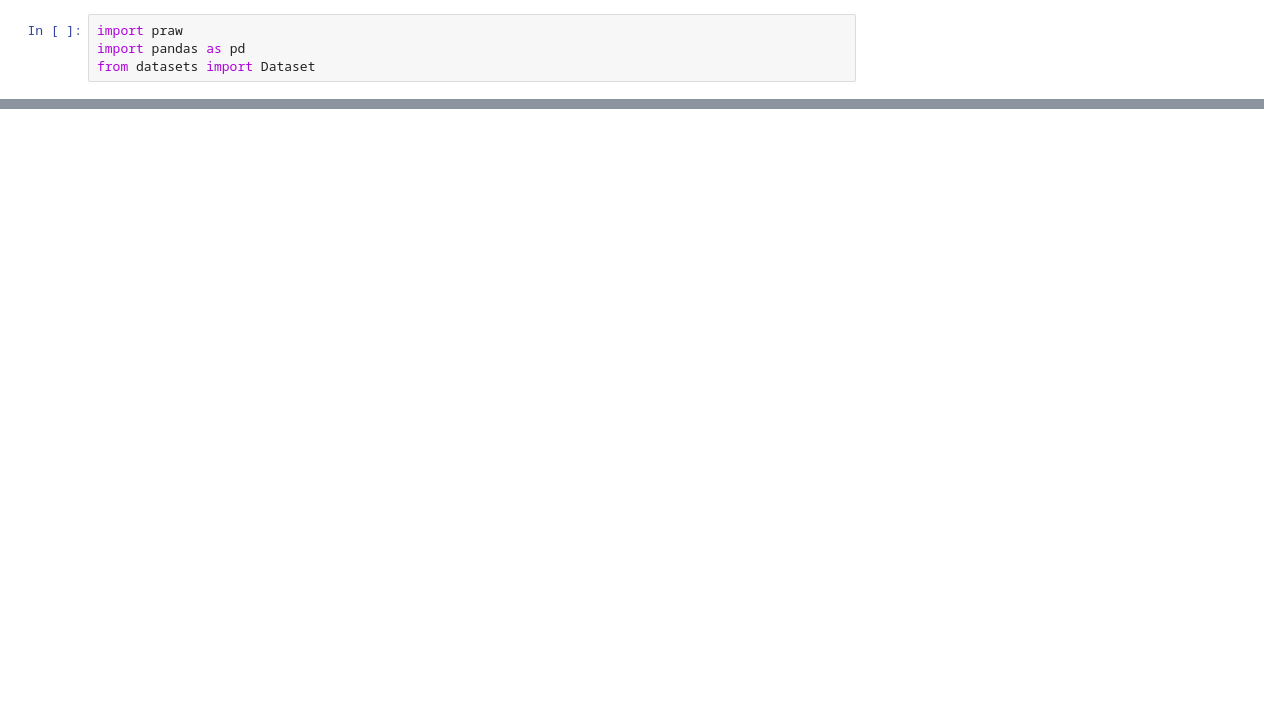
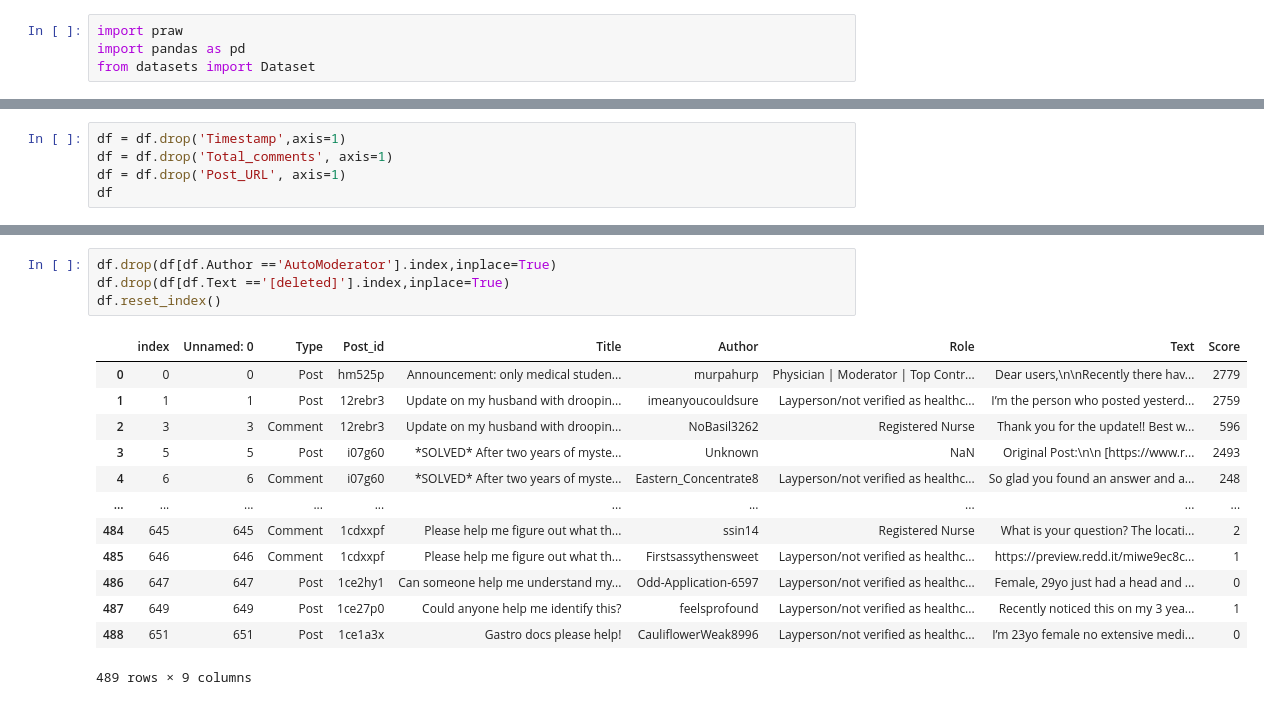
Before and after one commit to ksushrut/LLMProject, a Jupyter notebook: llm.ipynb, the cells around one changed output, grey strips where cells are left out. Cells and saved outputs as stored; diff of their text form; blank space fills up the shorter version.

```diff
--- a/llm.ipynb
+++ b/llm.ipynb
@@ -79,0 +150,5 @@ df
+# %%
+df = df.drop('Timestamp',axis=1)
+df = df.drop('Total_comments', axis=1)
+df = df.drop('Post_URL', axis=1)
+df
@@ -79,0 +169,18 @@ df
+# %%
+df.drop(df[df.Author =='AutoModerator'].index,inplace=True)
+df.drop(df[df.Text =='[deleted]'].index,inplace=True)
+df.reset_index()
+# %% [output]
+|  | index | Unnamed: 0 | Type | Post_id | Title | Author | Role | Text | Score |
+| 0 | 0 | 0 | Post | hm525p | Announcement: only medical studen... | murpahurp | Physician | Moderator | Top Contr... | Dear users,\n\nRecently there hav... | 2779 |
+| 1 | 1 | 1 | Post | 12rebr3 | Update on my husband with droopin... | imeanyoucouldsure | Layperson/not verified as healthc... | I’m the person who posted yesterd... | 2759 |
+| 2 | 3 | 3 | Comment | 12rebr3 | Update on my husband with droopin... | NoBasil3262 | Registered Nurse | Thank you for the update!! Best w... | 596 |
+| 3 | 5 | 5 | Post | i07g60 | *SOLVED* After two years of myste... | Unknown | NaN | Original Post:\n\n [https://www.r... | 2493 |
+| 4 | 6 | 6 | Comment | i07g60 | *SOLVED* After two years of myste... | Eastern_Concentrate8 | Layperson/not verified as healthc... | So glad you found an answer and a... | 248 |
+| ... | ... | ... | ... | ... | ... | ... | ... | ... | ... |
+| 484 | 645 | 645 | Comment | 1cdxxpf | Please help me figure out what th... | ssin14 | Registered Nurse | What is your question? The locati... | 2 |
+| 485 | 646 | 646 | Comment | 1cdxxpf | Please help me figure out what th... | Firstsassythensweet | Layperson/not verified as healthc... | https://preview.redd.it/miwe9ec8c... | 1 |
+| 486 | 647 | 647 | Post | 1ce2hy1 | Can someone help me understand my... | Odd-Application-6597 | Layperson/not verified as healthc... | Female, 29yo just had a head and ... | 0 |
+| 487 | 649 | 649 | Post | 1ce27p0 | Could anyone help me identify this? | feelsprofound | Layperson/not verified as healthc... | Recently noticed this on my 3 yea... | 1 |
+| 488 | 651 | 651 | Post | 1ce1a3x | Gastro docs please help! | CauliflowerWeak8996 | Layperson/not verified as healthc... | I’m 23yo female no extensive medi... | 0 |
+489 rows × 9 columns
```
Also changed, not shown: parts of 17 cells of this notebook, 1 other file.
